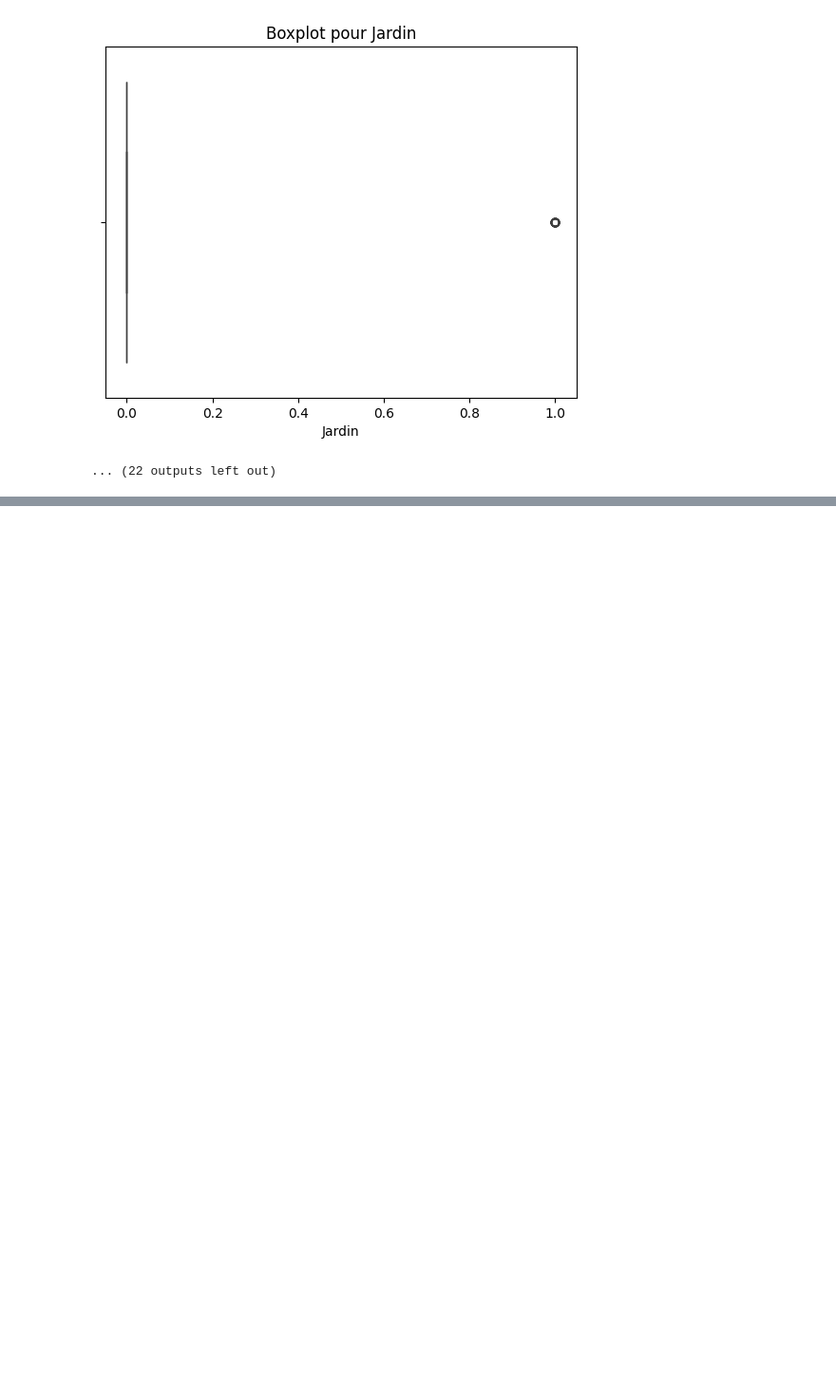
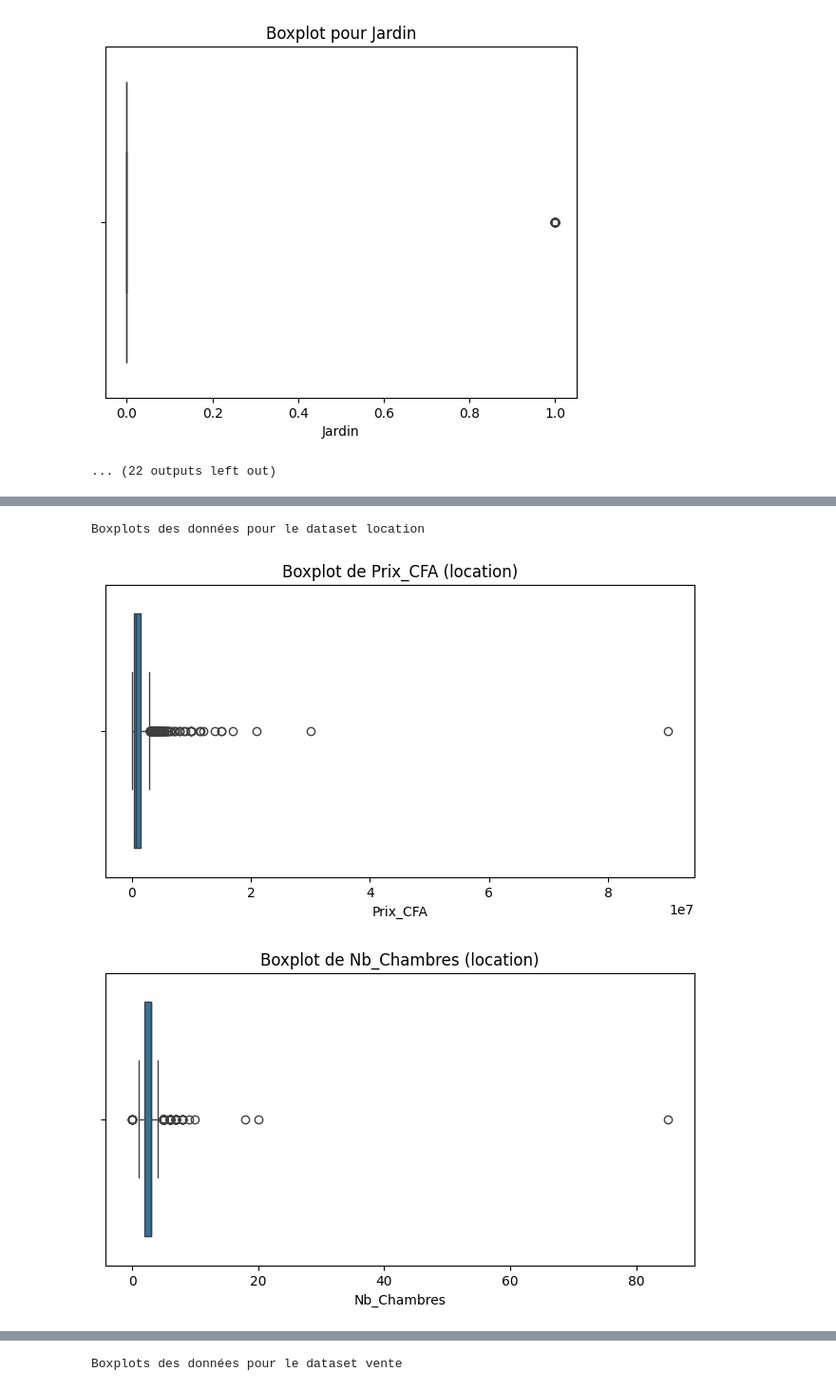
Before and after one commit to Sokhna2003-22/Proje_memoire, a Jupyter notebook: Traitement_de_donnée/nettoyage.ipynb, the cells around one changed output, grey strips where cells are left out. Shown at 95% size. Cells and saved outputs as stored; diff of their text form; code cells hidden in the pictures; blank space fills up the shorter version.

```diff
--- a/Traitement_de_donnée/nettoyage.ipynb
+++ b/Traitement_de_donnée/nettoyage.ipynb
@@ -1282,0 +1451,23 @@ Nombre de valeurs aberrantes : 38
+# %%
+# Création de boxplots pour visualiser les données et détecter les valeurs aberrantes
+print("Boxplots des données pour le dataset location")
+for column in columns_to_visualize:
+    if column in df_location.columns:
+        plt.figure(figsize=(8, 4))
+        sns.boxplot(x=df_location[column])
+        plt.title(f"Boxplot de {column} (location)")
+        plt.xlabel(column)
+        plt.show()
+
+print("Boxplots des données pour le dataset vente")
+for column in columns_to_visualize:
+    if column in df_vente.columns:
+        plt.figure(figsize=(8, 4))
+        sns.boxplot(x=df_vente[column])
+        plt.title(f"Boxplot de {column} (vente)")
+        plt.xlabel(column)
+        plt.show()
+# %% [output]
+Boxplots des données pour le dataset location
+[figure, added]
+[figure, added]
@@ -1282,0 +1478 @@ Nombre de valeurs aberrantes : 38
+Boxplots des données pour le dataset vente
```
Also changed, not shown: parts of 6 cells of this notebook.
